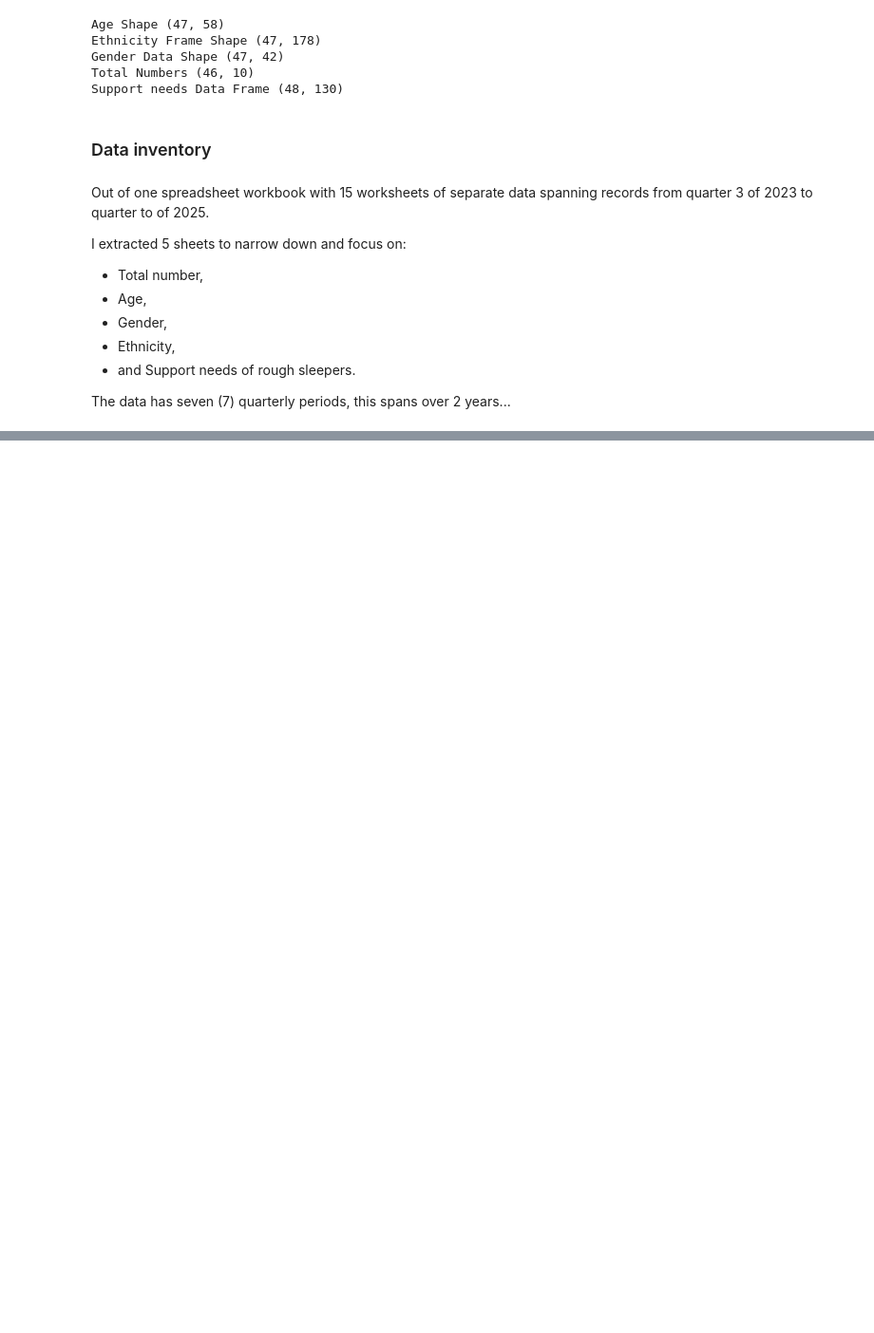
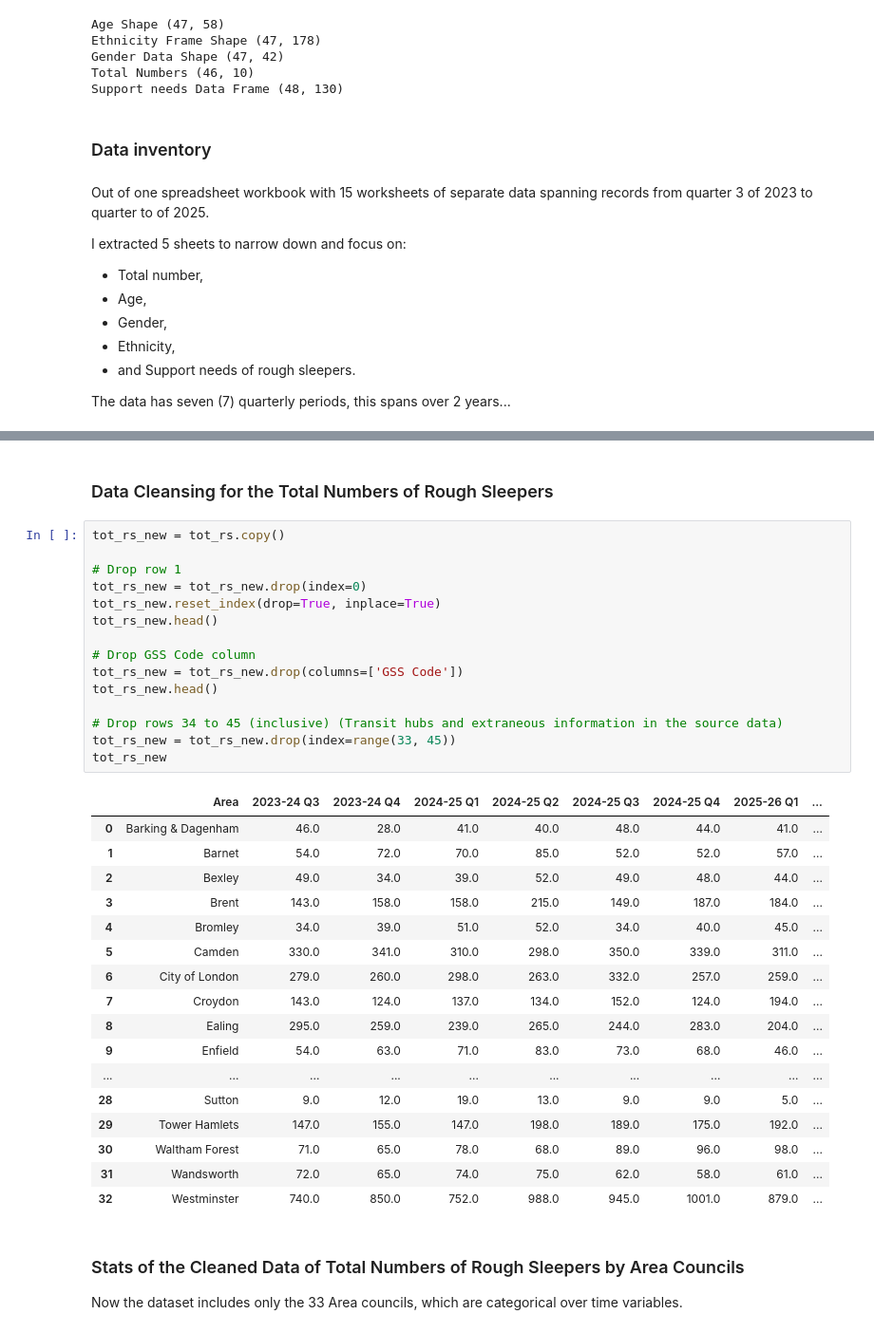
Before and after one commit to dreamsmartins/ec-assignments, a Jupyter notebook: everything_counts_RS.ipynb, the cells around one changed output, grey strips where cells are left out. Shown at 95% size. Cells and saved outputs as stored; diff of their text form; blank space fills up the shorter version.

Commit message:
After cleansing, EDA

```diff
--- a/everything_counts_RS.ipynb
+++ b/everything_counts_RS.ipynb
@@ -165,0 +331,39 @@ The data has seven (7) quarterly periods, this spans over 2 years...
+# %% [markdown]
+### Data Cleansing for the Total Numbers of Rough Sleepers
+# %%
+tot_rs_new = tot_rs.copy()
+
+# Drop row 1
+tot_rs_new = tot_rs_new.drop(index=0)
+tot_rs_new.reset_index(drop=True, inplace=True)
+tot_rs_new.head()
+
+# Drop GSS Code column
+tot_rs_new = tot_rs_new.drop(columns=['GSS Code'])
+tot_rs_new.head()
+
+# Drop rows 34 to 45 (inclusive) (Transit hubs and extraneous information in the source data)
+tot_rs_new = tot_rs_new.drop(index=range(33, 45))
+tot_rs_new
+# %% [output]
+|  | Area | 2023-24 Q3 | 2023-24 Q4 | 2024-25 Q1 | 2024-25 Q2 | 2024-25 Q3 | 2024-25 Q4 | 2025-26 Q1 | ... |
+| 0 | Barking & Dagenham | 46.0 | 28.0 | 41.0 | 40.0 | 48.0 | 44.0 | 41.0 | ... |
+| 1 | Barnet | 54.0 | 72.0 | 70.0 | 85.0 | 52.0 | 52.0 | 57.0 | ... |
+| 2 | Bexley | 49.0 | 34.0 | 39.0 | 52.0 | 49.0 | 48.0 | 44.0 | ... |
+| 3 | Brent | 143.0 | 158.0 | 158.0 | 215.0 | 149.0 | 187.0 | 184.0 | ... |
+| 4 | Bromley | 34.0 | 39.0 | 51.0 | 52.0 | 34.0 | 40.0 | 45.0 | ... |
+| 5 | Camden | 330.0 | 341.0 | 310.0 | 298.0 | 350.0 | 339.0 | 311.0 | ... |
+| 6 | City of London | 279.0 | 260.0 | 298.0 | 263.0 | 332.0 | 257.0 | 259.0 | ... |
+| 7 | Croydon | 143.0 | 124.0 | 137.0 | 134.0 | 152.0 | 124.0 | 194.0 | ... |
+| 8 | Ealing | 295.0 | 259.0 | 239.0 | 265.0 | 244.0 | 283.0 | 204.0 | ... |
+| 9 | Enfield | 54.0 | 63.0 | 71.0 | 83.0 | 73.0 | 68.0 | 46.0 | ... |
+| ... | ... | ... | ... | ... | ... | ... | ... | ... | ... |
+| 28 | Sutton | 9.0 | 12.0 | 19.0 | 13.0 | 9.0 | 9.0 | 5.0 | ... |
+| 29 | Tower Hamlets | 147.0 | 155.0 | 147.0 | 198.0 | 189.0 | 175.0 | 192.0 | ... |
+| 30 | Waltham Forest | 71.0 | 65.0 | 78.0 | 68.0 | 89.0 | 96.0 | 98.0 | ... |
+| 31 | Wandsworth | 72.0 | 65.0 | 74.0 | 75.0 | 62.0 | 58.0 | 61.0 | ... |
+| 32 | Westminster | 740.0 | 850.0 | 752.0 | 988.0 | 945.0 | 1001.0 | 879.0 | ... |
+# %% [markdown]
+### Stats of the Cleaned Data of Total Numbers of Rough Sleepers by Area Councils
+
+Now the dataset includes only the 33 Area councils, which are categorical over time variables.
```
Also changed, not shown: parts of 25 cells of this notebook, 2 other files.
